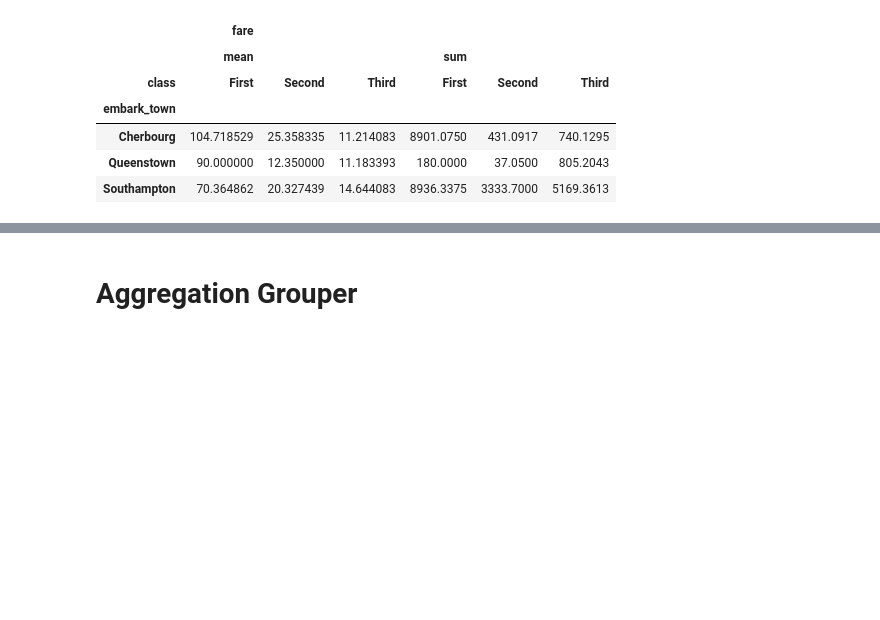
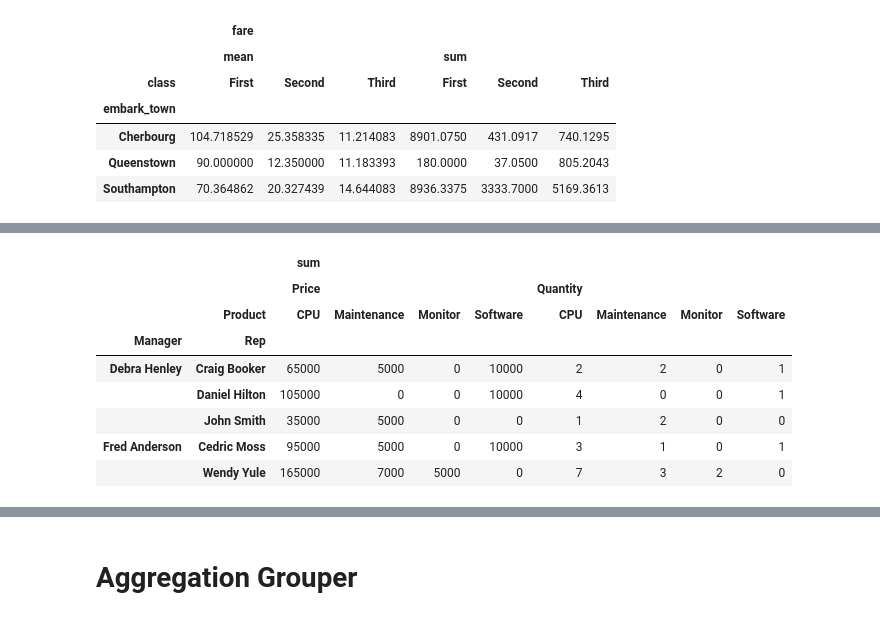
Before and after one commit to polaroidz/polaroidz, a Jupyter notebook: Pandas_Handbook.ipynb, the cells around one changed output, grey strips where cells are left out. Saved outputs shown, nothing was run; the diff lists cells and outputs as text; code cells hidden in the pictures; blank space fills up the shorter version.

```diff
--- a/Pandas_Handbook.ipynb
+++ b/Pandas_Handbook.ipynb
@@ -313,0 +438,17 @@ pd.pivot_table(data=df,
+# %%
+pd.pivot_table(df,
+               index=["Manager", "Rep"],
+               columns=["Product"],
+               values=["Price", "Quantity"],
+               aggfunc=[np.sum],
+               fill_value=0)
+# %% [output]
+|  |  | sum |  |  |  |  |  |  |  |
+|  |  | Price |  |  |  | Quantity |  |  |  |
+|  | Product | CPU | Maintenance | Monitor | Software | CPU | Maintenance | Monitor | Software |
+| Manager | Rep |  |  |  |  |  |  |  |  |
+| Debra Henley | Craig Booker | 65000 | 5000 | 0 | 10000 | 2 | 2 | 0 | 1 |
+|  | Daniel Hilton | 105000 | 0 | 0 | 10000 | 4 | 0 | 0 | 1 |
+|  | John Smith | 35000 | 5000 | 0 | 0 | 1 | 2 | 0 | 0 |
+| Fred Anderson | Cedric Moss | 95000 | 5000 | 0 | 10000 | 3 | 1 | 0 | 1 |
+|  | Wendy Yule | 165000 | 7000 | 5000 | 0 | 7 | 3 | 2 | 0 |
```
Also changed, not shown: parts of 24 cells of this notebook.
